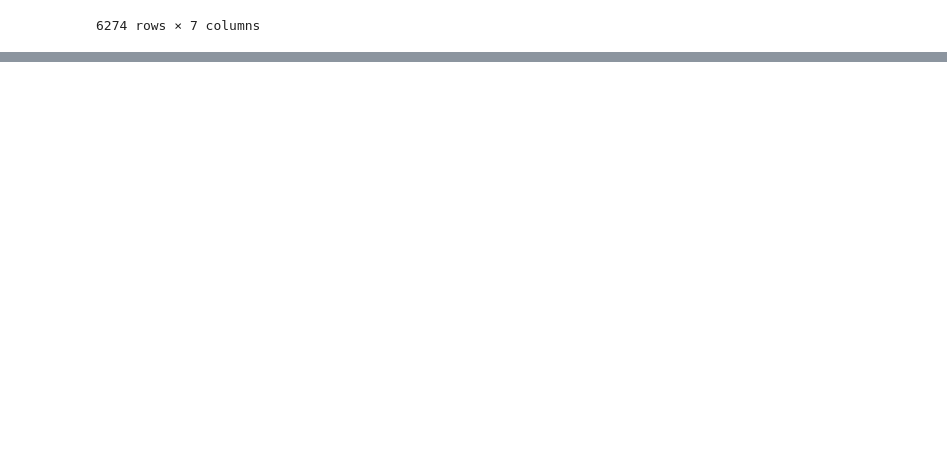
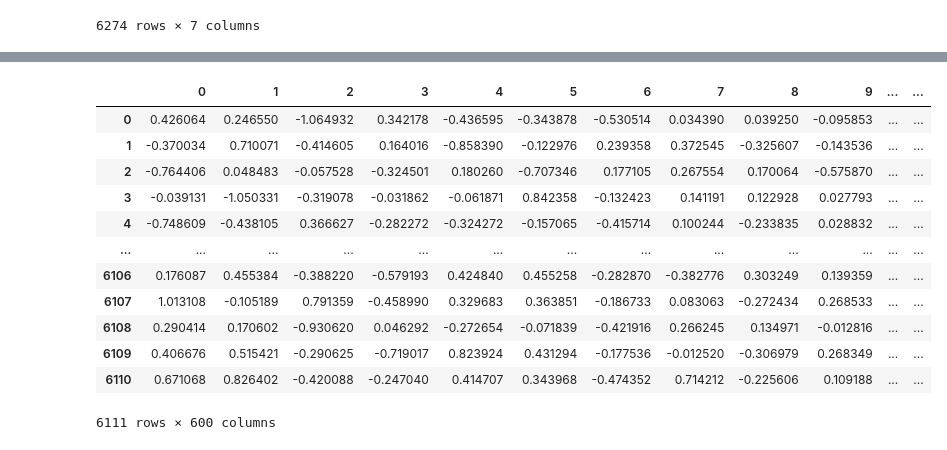
Before and after one commit to Jash-Shah/Data-Map, a Jupyter notebook: MovieReccomender.ipynb, the cells around one changed output, grey strips where cells are left out. Cells and saved outputs as stored; diff of their text form; code cells hidden in the pictures; blank space fills up the shorter version.

```diff
--- a/MovieReccomender.ipynb
+++ b/MovieReccomender.ipynb
@@ -453,6 +579,0 @@ for i in movies["screenplay"]:
-# %%
-movies["genres_bin"] = movies["genres"].apply(lambda x: to_binary(x,genrelist))
-movies["cast_bin"] = movies["cast"].apply(lambda x: to_binary(x,castlist))
-movies["director_bin"] = movies["director"].apply(lambda x: to_binary(x,directorsList))
-movies["screenplay_bin"] = movies["screenplay"].apply(lambda x: to_binary(x,screenplayList))
-movies["keywords_bin"] = movies["keywords"].apply(lambda x: to_binary(x,keywordslist))
@@ -510,2 +580,3 @@ def Similarity(movieID1,movieID2):
 # %%
+movies = movies.groupby("original_title").first().reset_index()
 movies["id"] = pd.Series(movies.index)
@@ -572,3 +607,19 @@ enc_data.to_csv("data/encoded_features.csv", sep=",", index=True, index_label="i
+# %%
+pca_data
+# %% [output]
+|  | 0 | 1 | 2 | 3 | 4 | 5 | 6 | 7 | 8 | 9 | ... | ... |
+| 0 | 0.426064 | 0.246550 | -1.064932 | 0.342178 | -0.436595 | -0.343878 | -0.530514 | 0.034390 | 0.039250 | -0.095853 | ... | ... |
+| 1 | -0.370034 | 0.710071 | -0.414605 | 0.164016 | -0.858390 | -0.122976 | 0.239358 | 0.372545 | -0.325607 | -0.143536 | ... | ... |
+| 2 | -0.764406 | 0.048483 | -0.057528 | -0.324501 | 0.180260 | -0.707346 | 0.177105 | 0.267554 | 0.170064 | -0.575870 | ... | ... |
+| 3 | -0.039131 | -1.050331 | -0.319078 | -0.031862 | -0.061871 | 0.842358 | -0.132423 | 0.141191 | 0.122928 | 0.027793 | ... | ... |
+| 4 | -0.748609 | -0.438105 | 0.366627 | -0.282272 | -0.324272 | -0.157065 | -0.415714 | 0.100244 | -0.233835 | 0.028832 | ... | ... |
+| ... | ... | ... | ... | ... | ... | ... | ... | ... | ... | ... | ... | ... |
+| 6106 | 0.176087 | 0.455384 | -0.388220 | -0.579193 | 0.424840 | 0.455258 | -0.282870 | -0.382776 | 0.303249 | 0.139359 | ... | ... |
+| 6107 | 1.013108 | -0.105189 | 0.791359 | -0.458990 | 0.329683 | 0.363851 | -0.186733 | 0.083063 | -0.272434 | 0.268533 | ... | ... |
+| 6108 | 0.290414 | 0.170602 | -0.930620 | 0.046292 | -0.272654 | -0.071839 | -0.421916 | 0.266245 | 0.134971 | -0.012816 | ... | ... |
+| 6109 | 0.406676 | 0.515421 | -0.290625 | -0.719017 | 0.823924 | 0.431294 | -0.177536 | -0.012520 | -0.306979 | 0.268349 | ... | ... |
+| 6110 | 0.671068 | 0.826402 | -0.420088 | -0.247040 | 0.414707 | 0.343968 | -0.474352 | 0.714212 | -0.225606 | 0.109188 | ... | ... |
+6111 rows × 600 columns
 # %%
 # Fit a KNN model using cosine similarity
 from sklearn.neighbors import NearestNeighbors
```
Also changed, not shown: parts of 22 cells of this notebook, 5 other files.
